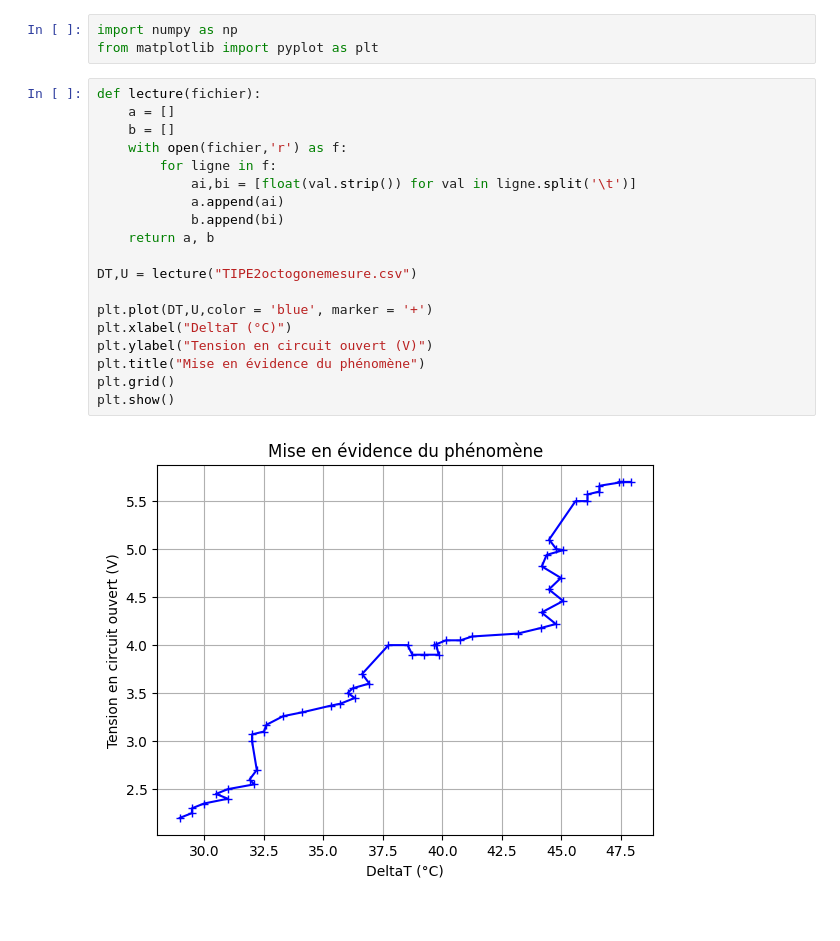
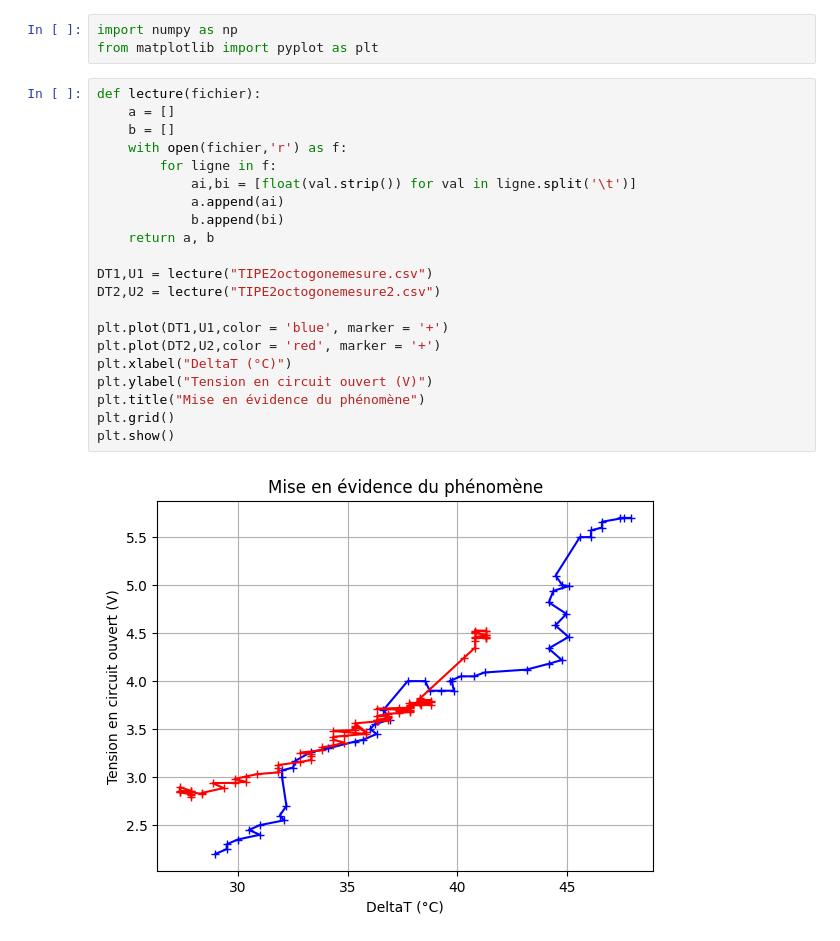
Before and after one commit to adelemarcon/TIPE, a Jupyter notebook: TIPE2octogone.ipynb, the cells around one changed output. Drawn from its saved outputs; the diff is of its cells as text.

```diff
--- a/TIPE2octogone.ipynb
+++ b/TIPE2octogone.ipynb
@@ -12,21 +12,23 @@ from matplotlib import pyplot as plt
 # %%
 def lecture(fichier):
     a = []
     b = []
     with open(fichier,'r') as f:
         for ligne in f:
             ai,bi = [float(val.strip()) for val in ligne.split('\t')]
             a.append(ai)
             b.append(bi)
     return a, b
 
-DT,U = lecture("TIPE2octogonemesure.csv")
+DT1,U1 = lecture("TIPE2octogonemesure.csv")
+DT2,U2 = lecture("TIPE2octogonemesure2.csv")
 
-plt.plot(DT,U,color = 'blue', marker = '+')
+plt.plot(DT1,U1,color = 'blue', marker = '+')
+plt.plot(DT2,U2,color = 'red', marker = '+')
 plt.xlabel("DeltaT (°C)")
 plt.ylabel("Tension en circuit ouvert (V)")
 plt.title("Mise en évidence du phénomène")
 plt.grid()
 plt.show()
 # %% [output]
-[figure, old version]
+[figure, new version]
```
Also changed, not shown: 2 other files.
